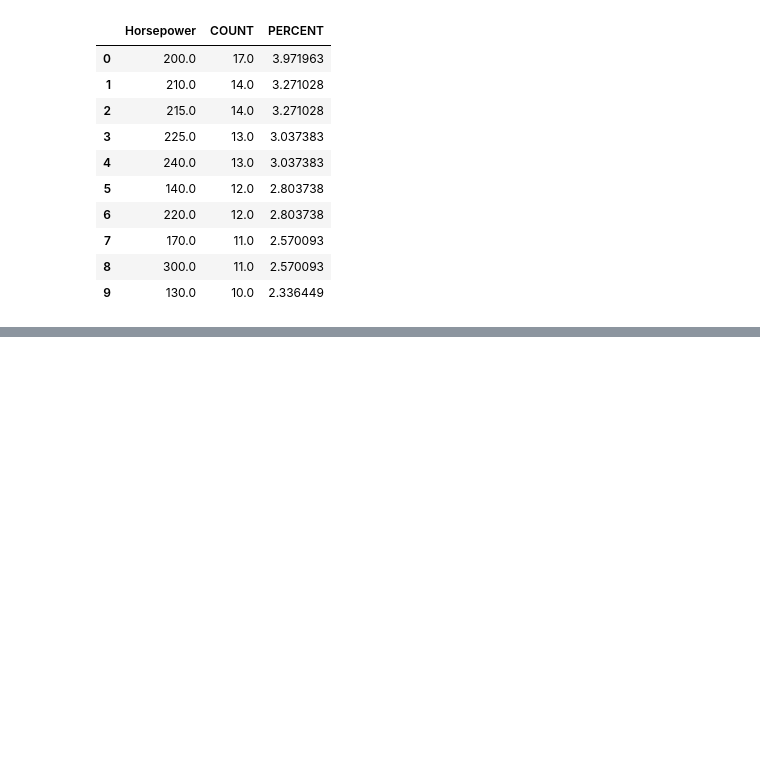
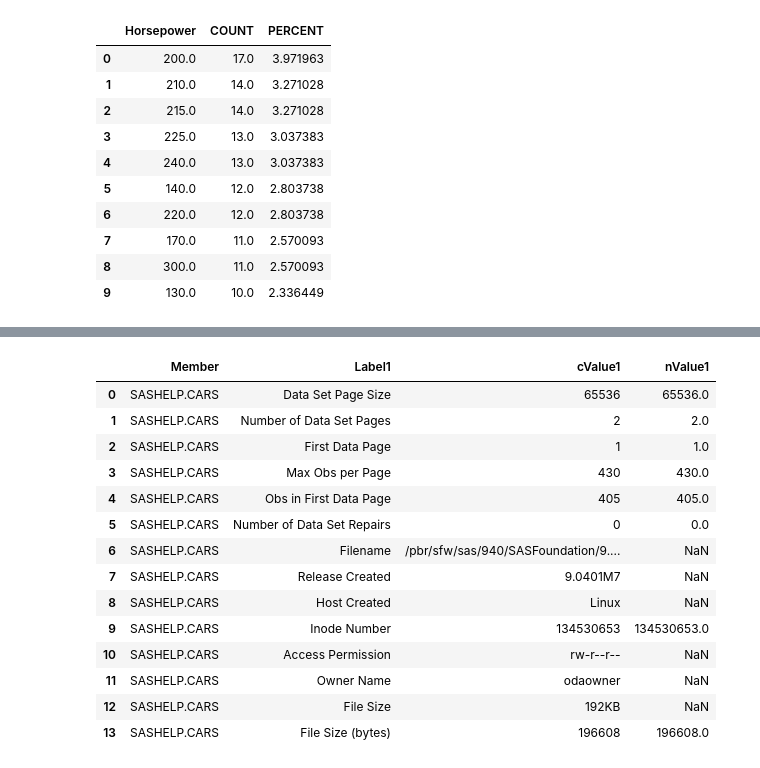
Before and after one commit to 0xdomyz/sas_collection, a Jupyter notebook: saspy_scripts/sasdata_obj/summary_stat.ipynb, the cells around one changed output, grey strips where cells are left out. Saved outputs shown, nothing was run; the diff lists cells and outputs as text; code cells hidden in the pictures; blank space fills up the shorter version.

```diff
--- a/saspy_scripts/sasdata_obj/summary_stat.ipynb
+++ b/saspy_scripts/sasdata_obj/summary_stat.ipynb
@@ -57,0 +77,18 @@ cars.top("Horsepower")
+# %%
+res['Enginehost']
+# %% [output]
+|  | Member | Label1 | cValue1 | nValue1 |
+| 0 | SASHELP.CARS | Data Set Page Size | 65536 | 65536.0 |
+| 1 | SASHELP.CARS | Number of Data Set Pages | 2 | 2.0 |
+| 2 | SASHELP.CARS | First Data Page | 1 | 1.0 |
+| 3 | SASHELP.CARS | Max Obs per Page | 430 | 430.0 |
+| 4 | SASHELP.CARS | Obs in First Data Page | 405 | 405.0 |
+| 5 | SASHELP.CARS | Number of Data Set Repairs | 0 | 0.0 |
+| 6 | SASHELP.CARS | Filename | /pbr/sfw/sas/940/SASFoundation/9.... | NaN |
+| 7 | SASHELP.CARS | Release Created | 9.0401M7 | NaN |
+| 8 | SASHELP.CARS | Host Created | Linux | NaN |
+| 9 | SASHELP.CARS | Inode Number | 134530653 | 134530653.0 |
+| 10 | SASHELP.CARS | Access Permission | rw-r--r-- | NaN |
+| 11 | SASHELP.CARS | Owner Name | odaowner | NaN |
+| 12 | SASHELP.CARS | File Size | 192KB | NaN |
+| 13 | SASHELP.CARS | File Size (bytes) | 196608 | 196608.0 |
```
Also changed, not shown: parts of 5 cells of this notebook, 4 other files.
